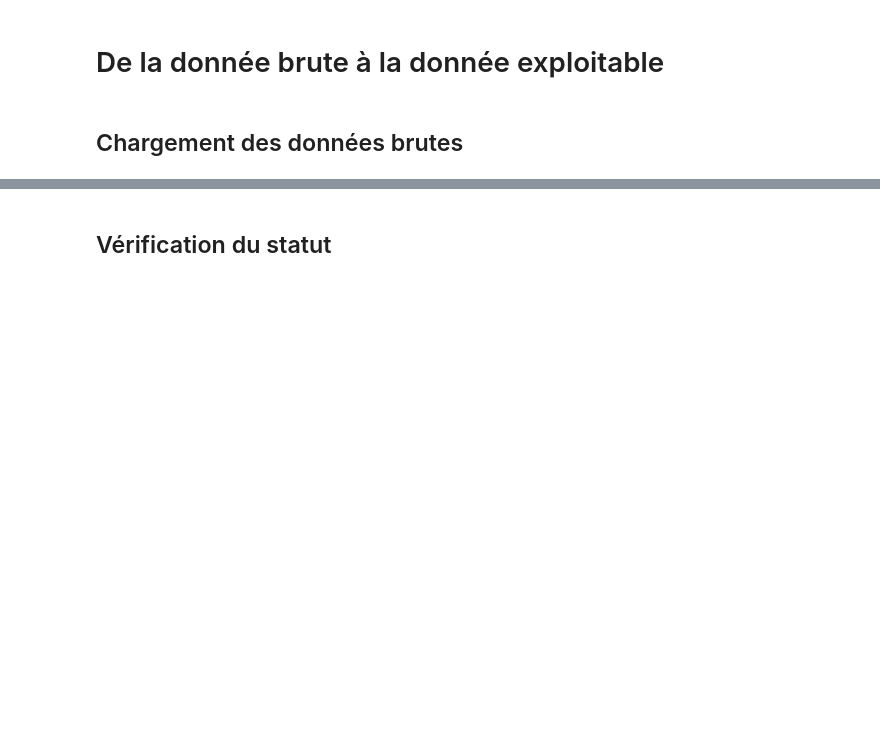
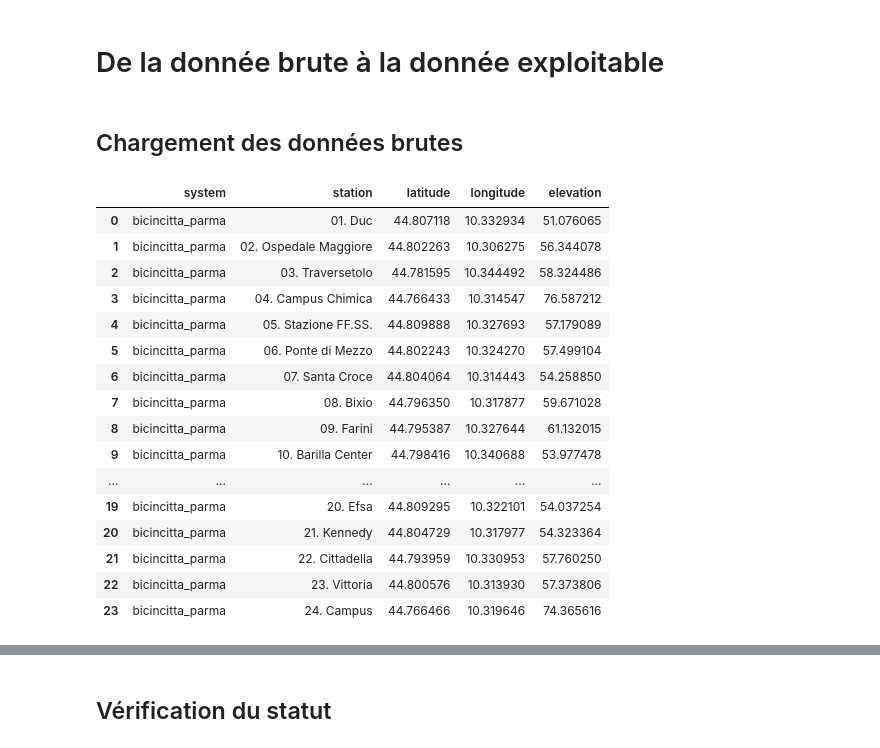
Before and after one commit to nTrouvain/anavis, a Jupyter notebook: Cleaning.ipynb, the cells around one changed output, grey strips where cells are left out. Saved outputs shown, nothing was run; the diff lists cells and outputs as text; code cells hidden in the pictures; blank space fills up the shorter version.

```diff
--- a/Cleaning.ipynb
+++ b/Cleaning.ipynb
@@ -34,6 +34,24 @@ weather = pd.read_csv(zf.open("brut/weather_bicincitta_parma.csv"),
                      parse_dates=True,
                      date_parser=date_parser)
 # %%
-summary.head()
+summary.head(25)
+# %% [output]
+|  | system | station | latitude | longitude | elevation |
+| 0 | bicincitta_parma | 01. Duc | 44.807118 | 10.332934 | 51.076065 |
+| 1 | bicincitta_parma | 02. Ospedale Maggiore | 44.802263 | 10.306275 | 56.344078 |
+| 2 | bicincitta_parma | 03. Traversetolo | 44.781595 | 10.344492 | 58.324486 |
+| 3 | bicincitta_parma | 04. Campus Chimica | 44.766433 | 10.314547 | 76.587212 |
+| 4 | bicincitta_parma | 05. Stazione FF.SS. | 44.809888 | 10.327693 | 57.179089 |
+| 5 | bicincitta_parma | 06. Ponte di Mezzo | 44.802243 | 10.324270 | 57.499104 |
+| 6 | bicincitta_parma | 07. Santa Croce | 44.804064 | 10.314443 | 54.258850 |
+| 7 | bicincitta_parma | 08. Bixio | 44.796350 | 10.317877 | 59.671028 |
+| 8 | bicincitta_parma | 09. Farini | 44.795387 | 10.327644 | 61.132015 |
+| 9 | bicincitta_parma | 10. Barilla Center | 44.798416 | 10.340688 | 53.977478 |
+| ... | ... | ... | ... | ... | ... |
+| 19 | bicincitta_parma | 20. Efsa | 44.809295 | 10.322101 | 54.037254 |
+| 20 | bicincitta_parma | 21. Kennedy | 44.804729 | 10.317977 | 54.323364 |
+| 21 | bicincitta_parma | 22. Cittadella | 44.793959 | 10.330953 | 57.760250 |
+| 22 | bicincitta_parma | 23. Vittoria | 44.800576 | 10.313930 | 57.373806 |
+| 23 | bicincitta_parma | 24. Campus | 44.766466 | 10.319646 | 74.365616 |
 # %%
 status.head()
```
Also changed, not shown: parts of 8 cells of this notebook, 2 other files.
